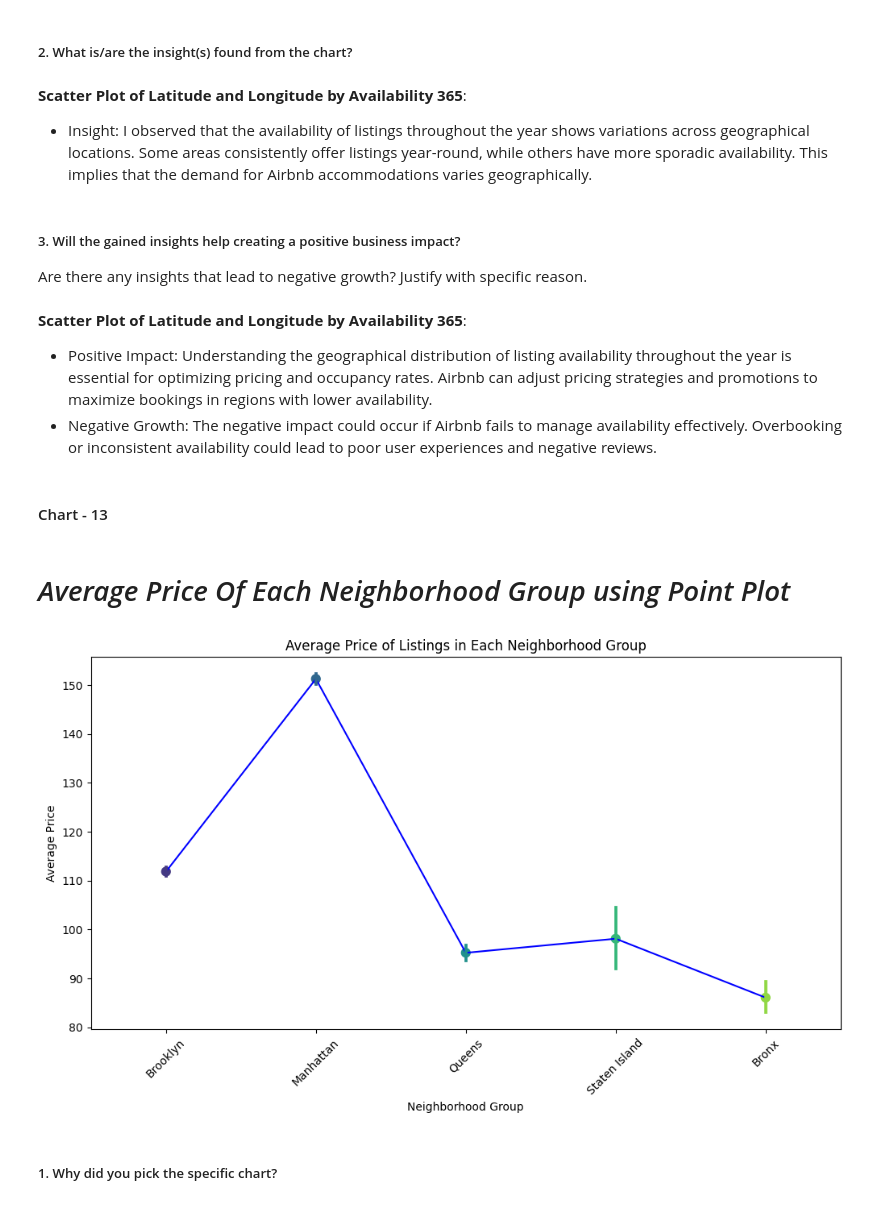
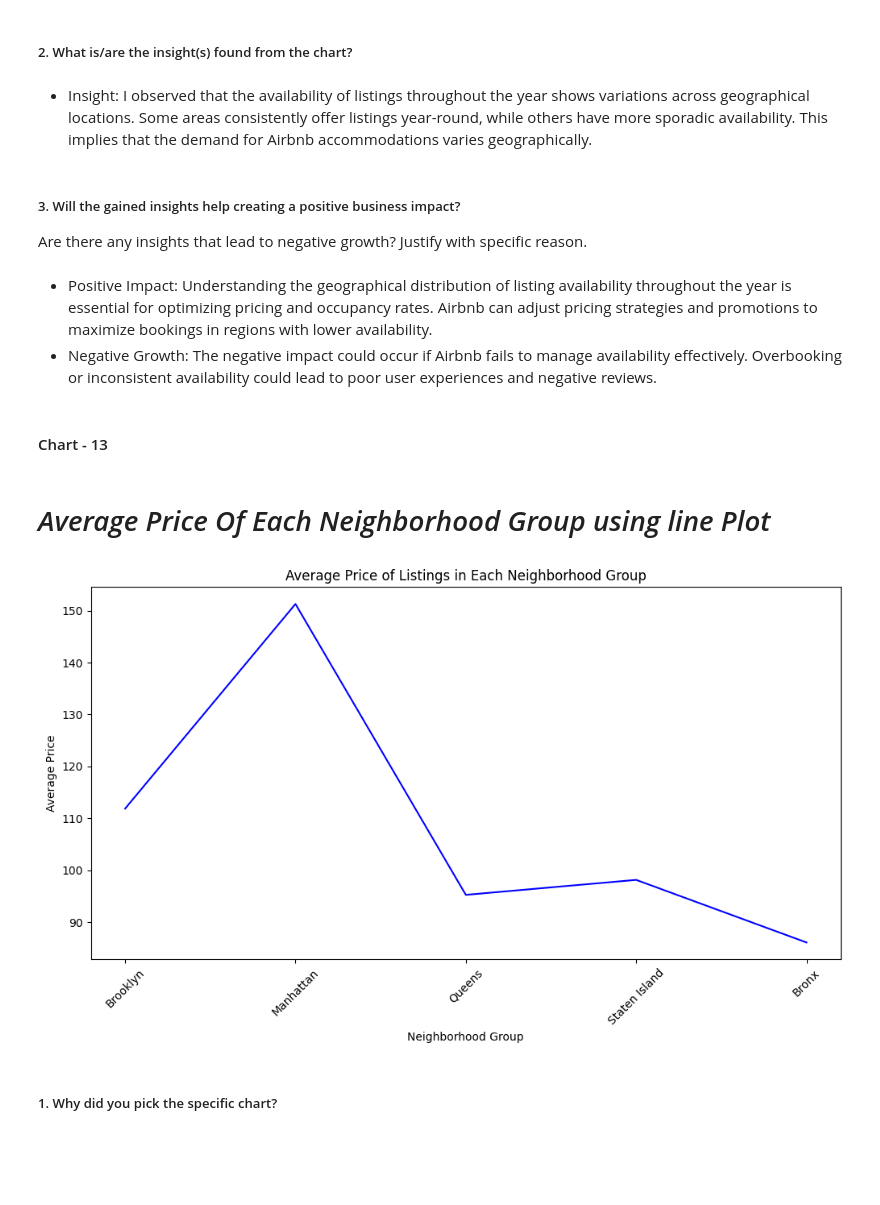
Before and after one commit to I-AM-PRASHANT-VERMA/Almabetter-Capstone-Project-AirBnb-Bookings-Exploratory-Data-Analysis, a Jupyter notebook: My_Airbnb_EDA_capstone_project.ipynb, the cells around one changed output. Saved outputs shown, nothing was run; the diff lists cells and outputs as text; code cells hidden in the pictures; blank space fills up the shorter version.

```diff
--- a/My_Airbnb_EDA_capstone_project.ipynb
+++ b/My_Airbnb_EDA_capstone_project.ipynb
@@ -1195,54 +1193,43 @@ plt.show()
 # %% [markdown]
 ##### 2. What is/are the insight(s) found from the chart?
 # %% [markdown]
-**Scatter Plot of Latitude and Longitude by Availability 365**:
 - Insight: I observed that the availability of listings throughout the year shows variations across geographical locations. Some areas consistently offer listings year-round, while others have more sporadic availability. This implies that the demand for Airbnb accommodations varies geographically.
 # %% [markdown]
 ##### 3. Will the gained insights help creating a positive business impact?
 Are there any insights that lead to negative growth? Justify with specific reason.
 # %% [markdown]
-**Scatter Plot of Latitude and Longitude by Availability 365**:
 - Positive Impact: Understanding the geographical distribution of listing availability throughout the year is essential for optimizing pricing and occupancy rates. Airbnb can adjust pricing strategies and promotions to maximize bookings in regions with lower availability.
 - Negative Growth: The negative impact could occur if Airbnb fails to manage availability effectively. Overbooking or inconsistent availability could lead to poor user experiences and negative reviews.
 # %% [markdown]
 #### Chart - 13
 # %% [markdown]
-# *Average Price Of Each Neighborhood Group using Point Plot*
+# *Average Price Of Each Neighborhood Group using line Plot*
 # %%
 import matplotlib.pyplot as plt
 import seaborn as sns
 
 # Create a line plot to visualize the average price by neighborhood group
 plt.figure(figsize=(12, 6))
 
 # Line plot to show trends in average price by neighborhood group
 sns.lineplot(
     data=airbnb_df,                   # DataFrame containing the data
     x='neighbourhood_group',          # Data for the x-axis (neighborhood group)
     y='price',                        # Data for the y-axis (average price)
     estimator='mean',                 # Use the mean as the estimator
+    color='blue' ,                    # Line color
     errorbar=None,                    # Do not show error bars
-    sort=True,                        # Sort the x-axis categories
-    color='blue'                      # Line color
 )
 
-# Point plot to show individual data points
-sns.pointplot(
-    data=airbnb_df,                   # DataFrame containing the data
-    x='neighbourhood_group',          # Data for the x-axis (neighborhood group)
-    y='price',                        # Data for the y-axis (average price)
-    join=False,                       # Do not join points with lines
-    palette='viridis'                # Color palette for the points
-)
 
 plt.xlabel('Neighborhood Group')
 plt.ylabel('Average Price')
 plt.title('Average Price of Listings in Each Neighborhood Group')
 plt.xticks(rotation=45)
 
 plt.show()
 # %% [output]
-[figure, old version]
+[figure, new version]
 # %% [markdown]
 ##### 1. Why did you pick the specific chart?
 # %% [markdown]
```
Also changed, not shown: parts of 63 cells of this notebook.
